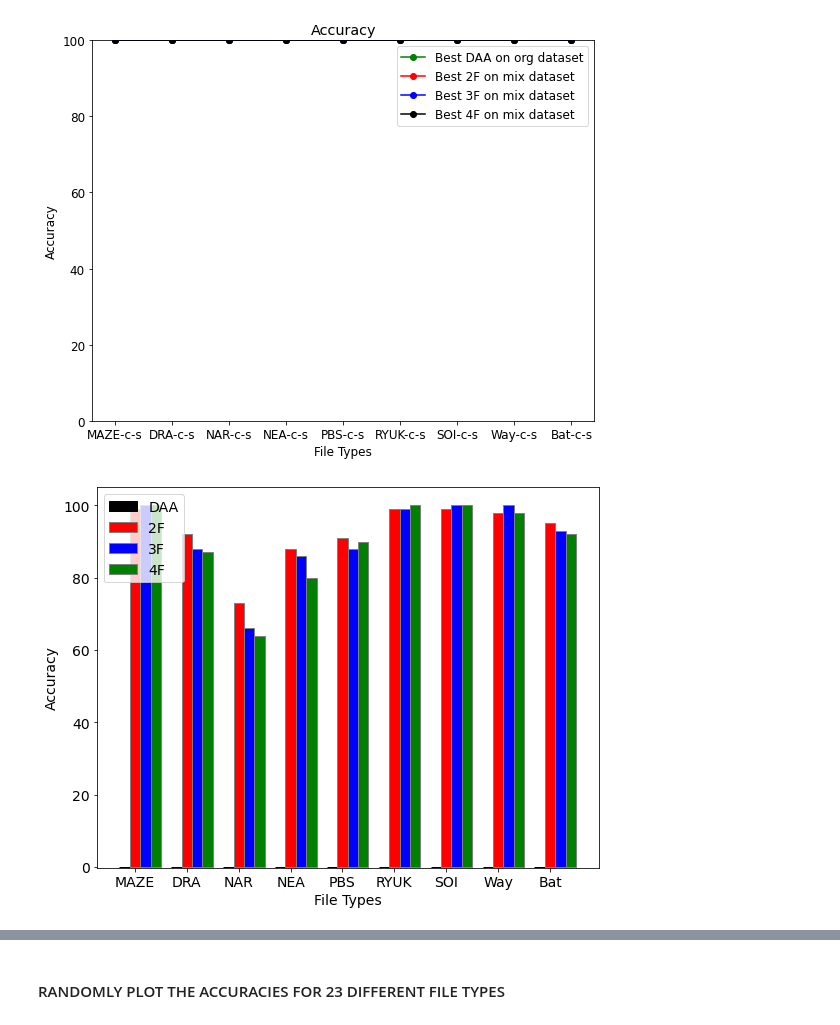
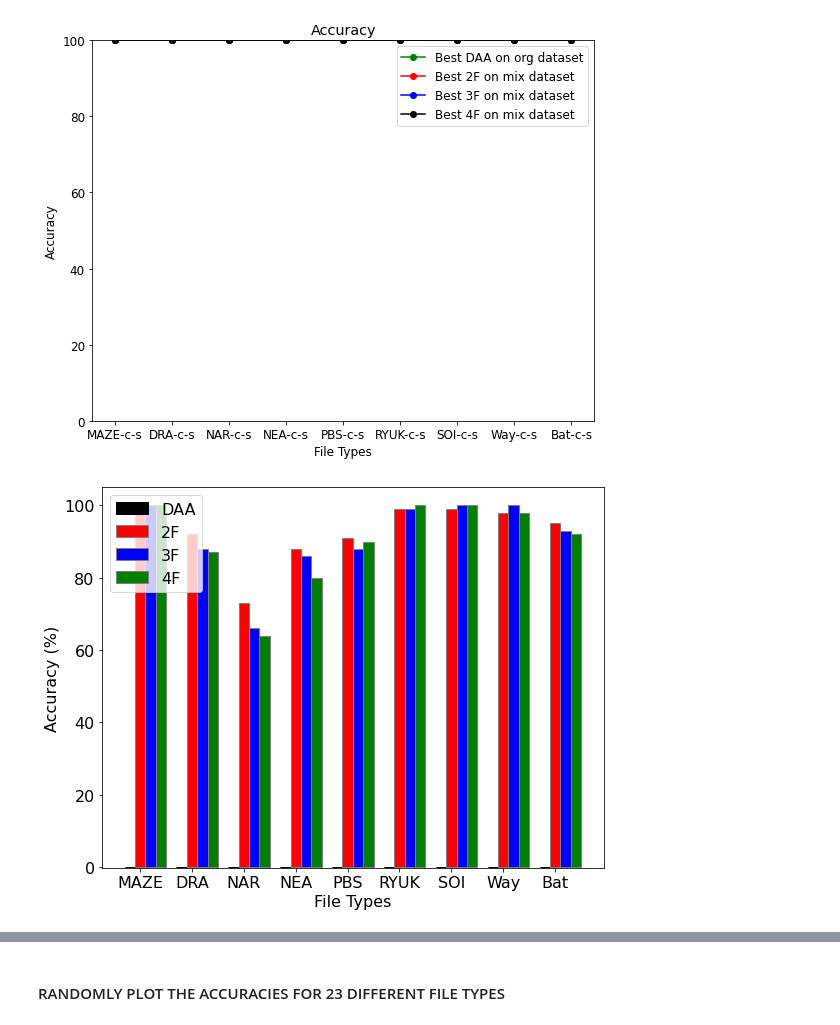
Before and after one commit to gomitolof/DAA-for-Ransomware-detection, a Jupyter notebook: models_mix/best_models.ipynb, the cells around one changed output, grey strips where cells are left out. Drawn from its saved outputs; the diff is of its cells as text; code cells hidden in the pictures.

```diff
--- a/models_mix/best_models.ipynb
+++ b/models_mix/best_models.ipynb
@@ -1555,36 +1555,36 @@ plt.show()
 # %% [output]
 [figure]
 # %%
-plt.rcParams.update({'font.size': 14})
+plt.rcParams.update({'font.size': 16})
 plt.figure(figsize=(9,7))
 #plt.title("Accuracy with l-h")
 plt.xlabel("File Types")
-plt.ylabel("Accuracy")
+plt.ylabel("Accuracy (%)")
 barWidth = 0.20
 br1 = np.arange(len(short_paths[27:36]))
 br2 = [x + barWidth for x in br1]
 br3 = [x + barWidth for x in br2]
 br4 = [x + barWidth for x in br3]
 plt.bar(br1, acc_DAA_mix[9:18], tick_label = short_paths[27:36], width=barWidth, color='black', edgecolor ='black', label ='DAA')
 plt.bar(br2, acc_2F_mix[9:18], tick_label = short_paths[27:36], width=barWidth, color='red', edgecolor ='grey', label ='2F')
 plt.bar(br3, acc_3F_mix[9:18], tick_label = short_paths[27:36], width=barWidth, color='blue', edgecolor ='grey', label ='3F')
 plt.bar(br4, acc_4F_mix[9:18], tick_label = short_paths[27:36], width=barWidth, color='green', edgecolor ='grey', label ='4F')
 plt.xticks([r + barWidth for r in range(len(short_paths[27:36]))],short_paths[27:36])
 plt.ylim([-0.2, 105])
 plt.legend()
 plt.savefig('../Img/acc_l-e-h_bars.pdf')
 plt.show()
 
 
 ### OLD VERSION ###
 # plt.plot(short_paths[9:18], acc_DAA_mix[9:18], marker='o', color="red", label="Best DAA on org dataset")
 # plt.plot(short_paths[9:18], acc_2F_mix[9:18], marker='o', color="green", label="Best 2F on mix dataset")
 # plt.plot(short_paths[9:18], acc_3F_mix[9:18], marker='o', color="blue", label="Best 3F on mix dataset")
 # plt.plot(short_paths[9:18], acc_4F_mix[9:18], marker='o', color="black", label="Best 4F on mix dataset")
 # plt.ylim([0, 100])
 # plt.legend()
 # plt.savefig('../Img/acc_l-e-h.pdf')
 # plt.show()
 # %% [output]
-[figure, old version]
+[figure, new version]
 # %%
```
Also changed, not shown: parts of 2 cells of this notebook, 4 other files.
